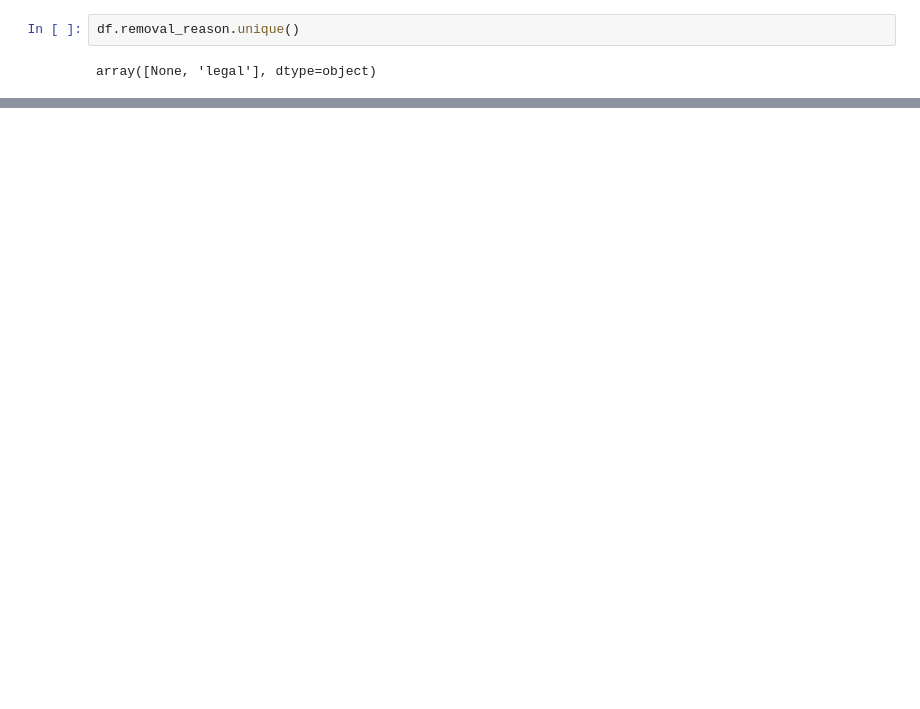
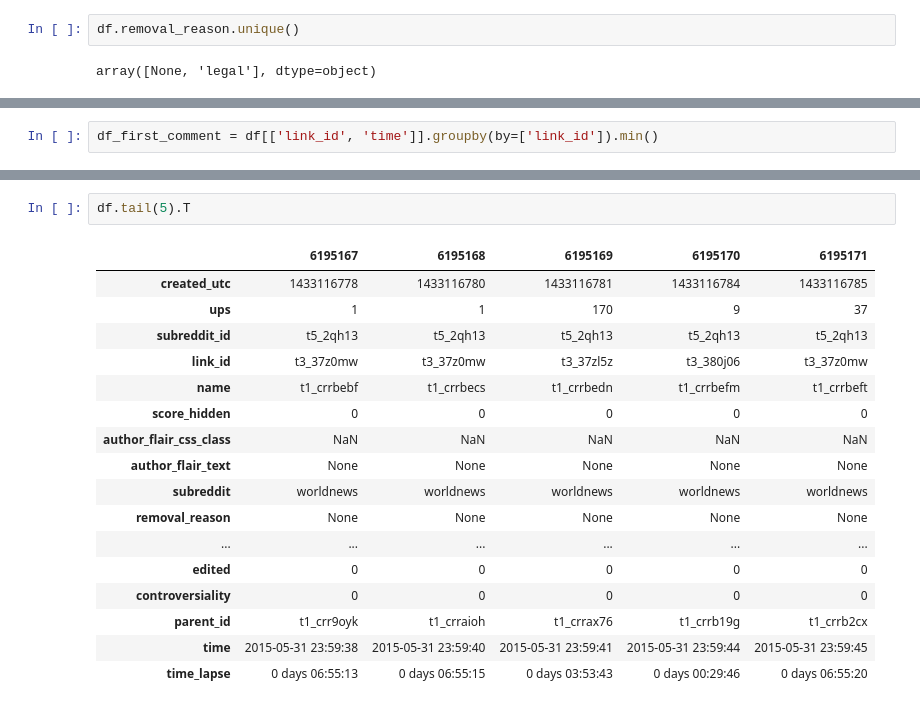
Before and after one commit to Prakhar-USF/ml-reddit, a Jupyter notebook: EDA_New_Data.ipynb, the cells around one changed output, grey strips where cells are left out. Cells and saved outputs as stored; diff of their text form; blank space fills up the shorter version.

```diff
--- a/EDA_New_Data.ipynb
+++ b/EDA_New_Data.ipynb
@@ -98,0 +116,2 @@ Name: score, dtype: float64
+# %%
+df_first_comment = df[['link_id', 'time']].groupby(by=['link_id']).min()
@@ -98,0 +149,20 @@ Name: score, dtype: float64
+# %%
+df.tail(5).T
+# %% [output]
+|  | 6195167 | 6195168 | 6195169 | 6195170 | 6195171 |
+| created_utc | 1433116778 | 1433116780 | 1433116781 | 1433116784 | 1433116785 |
+| ups | 1 | 1 | 170 | 9 | 37 |
+| subreddit_id | t5_2qh13 | t5_2qh13 | t5_2qh13 | t5_2qh13 | t5_2qh13 |
+| link_id | t3_37z0mw | t3_37z0mw | t3_37zl5z | t3_380j06 | t3_37z0mw |
+| name | t1_crrbebf | t1_crrbecs | t1_crrbedn | t1_crrbefm | t1_crrbeft |
+| score_hidden | 0 | 0 | 0 | 0 | 0 |
+| author_flair_css_class | NaN | NaN | NaN | NaN | NaN |
+| author_flair_text | None | None | None | None | None |
+| subreddit | worldnews | worldnews | worldnews | worldnews | worldnews |
+| removal_reason | None | None | None | None | None |
+| ... | ... | ... | ... | ... | ... |
+| edited | 0 | 0 | 0 | 0 | 0 |
+| controversiality | 0 | 0 | 0 | 0 | 0 |
+| parent_id | t1_crr9oyk | t1_crraioh | t1_crrax76 | t1_crrb19g | t1_crrb2cx |
+| time | 2015-05-31 23:59:38 | 2015-05-31 23:59:40 | 2015-05-31 23:59:41 | 2015-05-31 23:59:44 | 2015-05-31 23:59:45 |
+| time_lapse | 0 days 06:55:13 | 0 days 06:55:15 | 0 days 03:53:43 | 0 days 00:29:46 | 0 days 06:55:20 |
```
Also changed, not shown: parts of 23 cells of this notebook.
